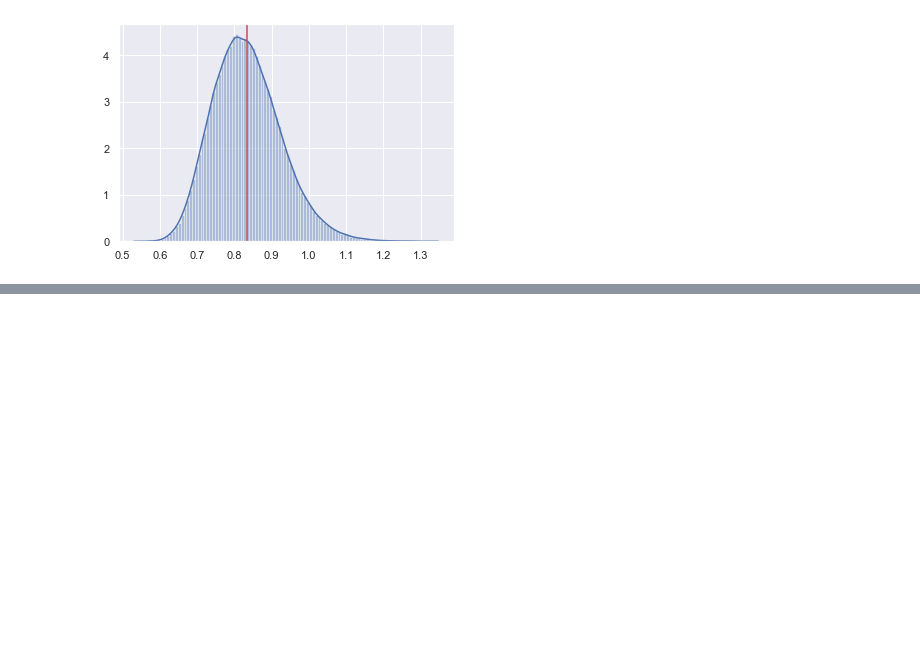
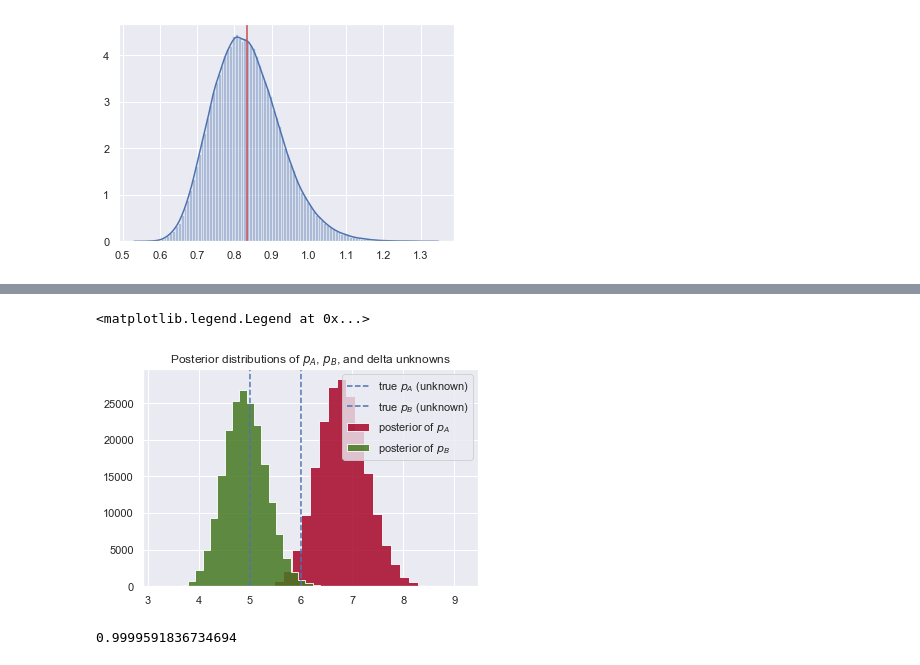
Before and after one commit to Killian-pit/BI-TF2, a Jupyter notebook: MCMC_regression.ipynb, the cells around one changed output, grey strips where cells are left out. Drawn from its saved outputs; the diff is of its cells as text; code cells hidden in the pictures; blank space fills up the shorter version.

```diff
--- a/MCMC_regression.ipynb
+++ b/MCMC_regression.ipynb
@@ -115,0 +129,21 @@ plt.axvline(np.mean(sigma[1000:]),c='r')
+# %%
+# we simulate the sales of two similar stores as a poisson distribution
+
+a = pm.Poisson.dist(mu=sales_store_A)
+b = pm.Poisson.dist(mu=sales_store_B)
+
+store_a = a.random(size=ab_testing_days)
+store_b = b.random(size=ab_testing_days)
+with pm.Model() as model:
+
+    p_a = pm.Uniform('prior_a',1,10)
+    p_b = pm.Uniform('prior_b',1,10)
+
+    delta = pm.Deterministic("delta_to",  (price_B*p_b-price_A*p_a))
+
+    obs_a = pm.Poisson("obs_a",p_a, observed=store_a)
+    obs_b = pm.Poisson("obs_b",p_b, observed=store_b)
+    # To be explained in chapter 3.
+    step = pm.NUTS()
+    trace = pm.sample(50000, step=step,cores=4)
+    burned_trace=trace[1000:]
@@ -115,0 +192,18 @@ plt.axvline(np.mean(sigma[1000:]),c='r')
+# %%
+plt.hist(p_A_samples, histtype='stepfilled', bins=25, alpha=0.85,
+         label="posterior of $p_A$", color="#A60628")
+plt.axvline(sales_store_A, 0, 80, linestyle="--", label="true $p_A$ (unknown)")
+plt.legend(loc="upper right")
+plt.title("Posterior distributions of $p_A$, $p_B$, and delta unknowns")
+
+plt.hist(p_B_samples, histtype='stepfilled', bins=25, alpha=0.85,
+         label="posterior of $p_B$", color="#467821")
+plt.axvline(sales_store_B, 0, 80, linestyle="--", label="true $p_B$ (unknown)")
+plt.legend(loc="upper right")
+# %% [output]
+<matplotlib.legend.Legend at 0x...>
+[figure, added]
+# %%
+np.sum(delta_samples>0)/len(delta_samples)
+# %% [output]
+0.9999591836734694
```
Also changed, not shown: parts of 6 cells of this notebook.
